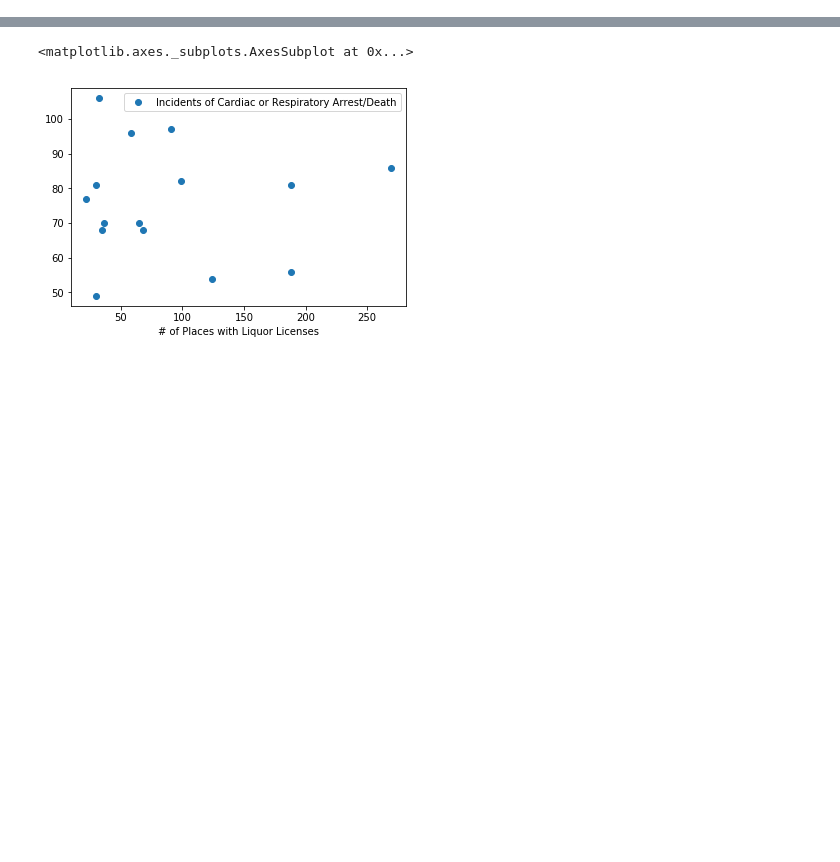
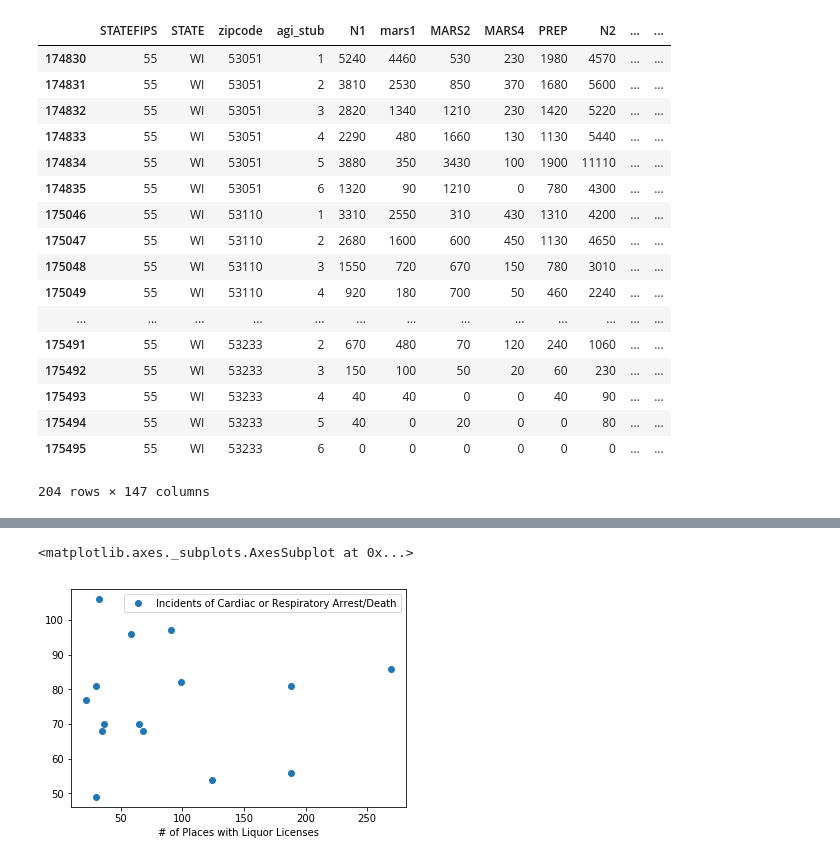
Before and after one commit to peterdobbs77/pop_health_mke, a Jupyter notebook: mke_pop_health.ipynb, the cells around one changed output, grey strips where cells are left out. Drawn from its saved outputs; the diff is of its cells as text; code cells hidden in the pictures; blank space fills up the shorter version.

```diff
--- a/mke_pop_health.ipynb
+++ b/mke_pop_health.ipynb
@@ -10,4 +11,24 @@ nat_irs_16 = pd.read_csv('16zpallagi.csv')
 # %%
 mke_zip = [x for x in calls_service['ZIP Code'].unique().astype(int) if ~np.isnan(x)]
 mke_ald = [x for x in calls_service['Aldermanic District'].unique().astype(int) if ~np.isnan(x)]
 mke_irs_16 = nat_irs_16[nat_irs_16['zipcode'].isin(mke_zip)]
+mke_irs_16
+# %% [output]
+|  | STATEFIPS | STATE | zipcode | agi_stub | N1 | mars1 | MARS2 | MARS4 | PREP | N2 | ... | ... |
+| 174830 | 55 | WI | 53051 | 1 | 5240 | 4460 | 530 | 230 | 1980 | 4570 | ... | ... |
+| 174831 | 55 | WI | 53051 | 2 | 3810 | 2530 | 850 | 370 | 1680 | 5600 | ... | ... |
+| 174832 | 55 | WI | 53051 | 3 | 2820 | 1340 | 1210 | 230 | 1420 | 5220 | ... | ... |
+| 174833 | 55 | WI | 53051 | 4 | 2290 | 480 | 1660 | 130 | 1130 | 5440 | ... | ... |
+| 174834 | 55 | WI | 53051 | 5 | 3880 | 350 | 3430 | 100 | 1900 | 11110 | ... | ... |
+| 174835 | 55 | WI | 53051 | 6 | 1320 | 90 | 1210 | 0 | 780 | 4300 | ... | ... |
+| 175046 | 55 | WI | 53110 | 1 | 3310 | 2550 | 310 | 430 | 1310 | 4200 | ... | ... |
+| 175047 | 55 | WI | 53110 | 2 | 2680 | 1600 | 600 | 450 | 1130 | 4650 | ... | ... |
+| 175048 | 55 | WI | 53110 | 3 | 1550 | 720 | 670 | 150 | 780 | 3010 | ... | ... |
+| 175049 | 55 | WI | 53110 | 4 | 920 | 180 | 700 | 50 | 460 | 2240 | ... | ... |
+| ... | ... | ... | ... | ... | ... | ... | ... | ... | ... | ... | ... | ... |
+| 175491 | 55 | WI | 53233 | 2 | 670 | 480 | 70 | 120 | 240 | 1060 | ... | ... |
+| 175492 | 55 | WI | 53233 | 3 | 150 | 100 | 50 | 20 | 60 | 230 | ... | ... |
+| 175493 | 55 | WI | 53233 | 4 | 40 | 40 | 0 | 0 | 40 | 90 | ... | ... |
+| 175494 | 55 | WI | 53233 | 5 | 40 | 0 | 20 | 0 | 0 | 80 | ... | ... |
+| 175495 | 55 | WI | 53233 | 6 | 0 | 0 | 0 | 0 | 0 | 0 | ... | ... |
+204 rows × 147 columns
```
Also changed, not shown: parts of 6 cells of this notebook, 4 other files.
